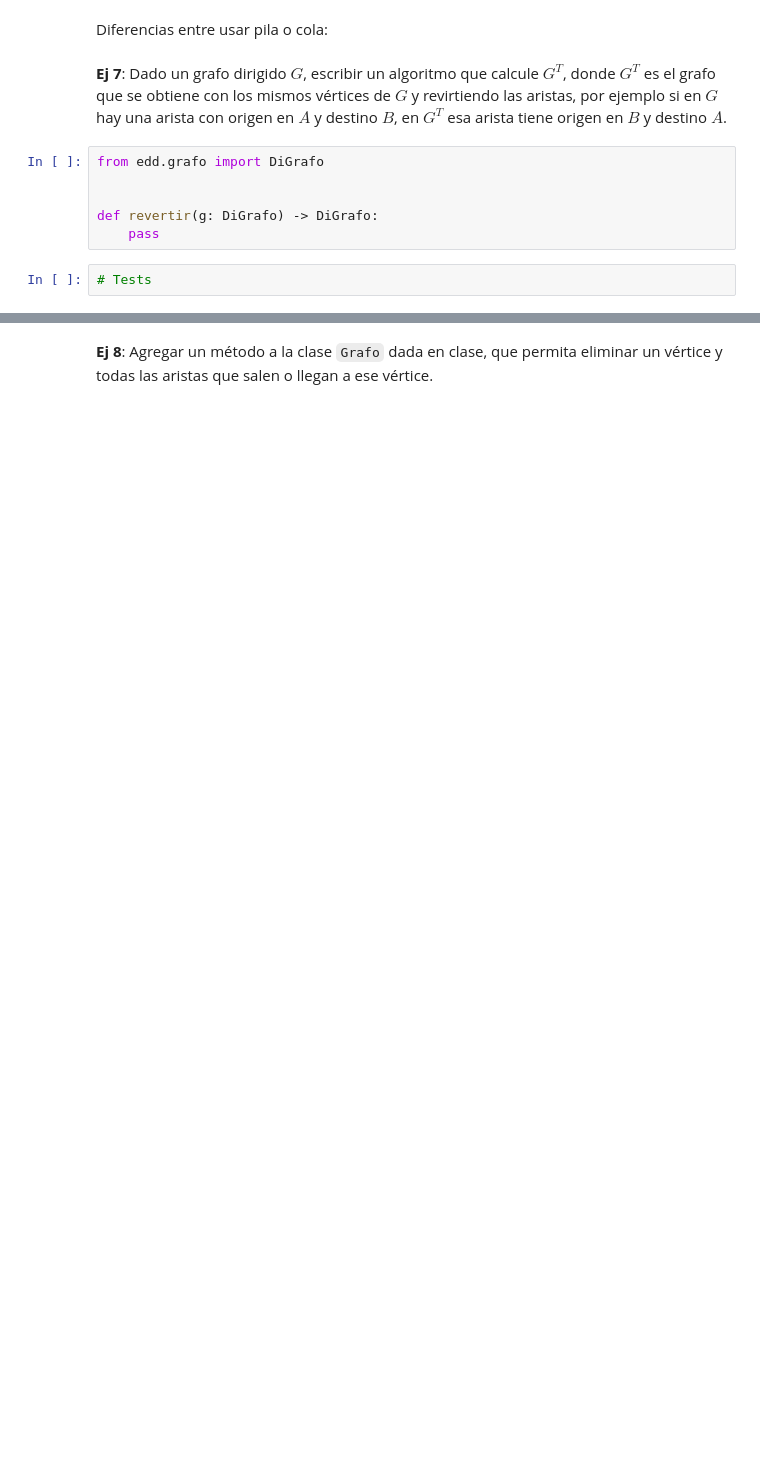
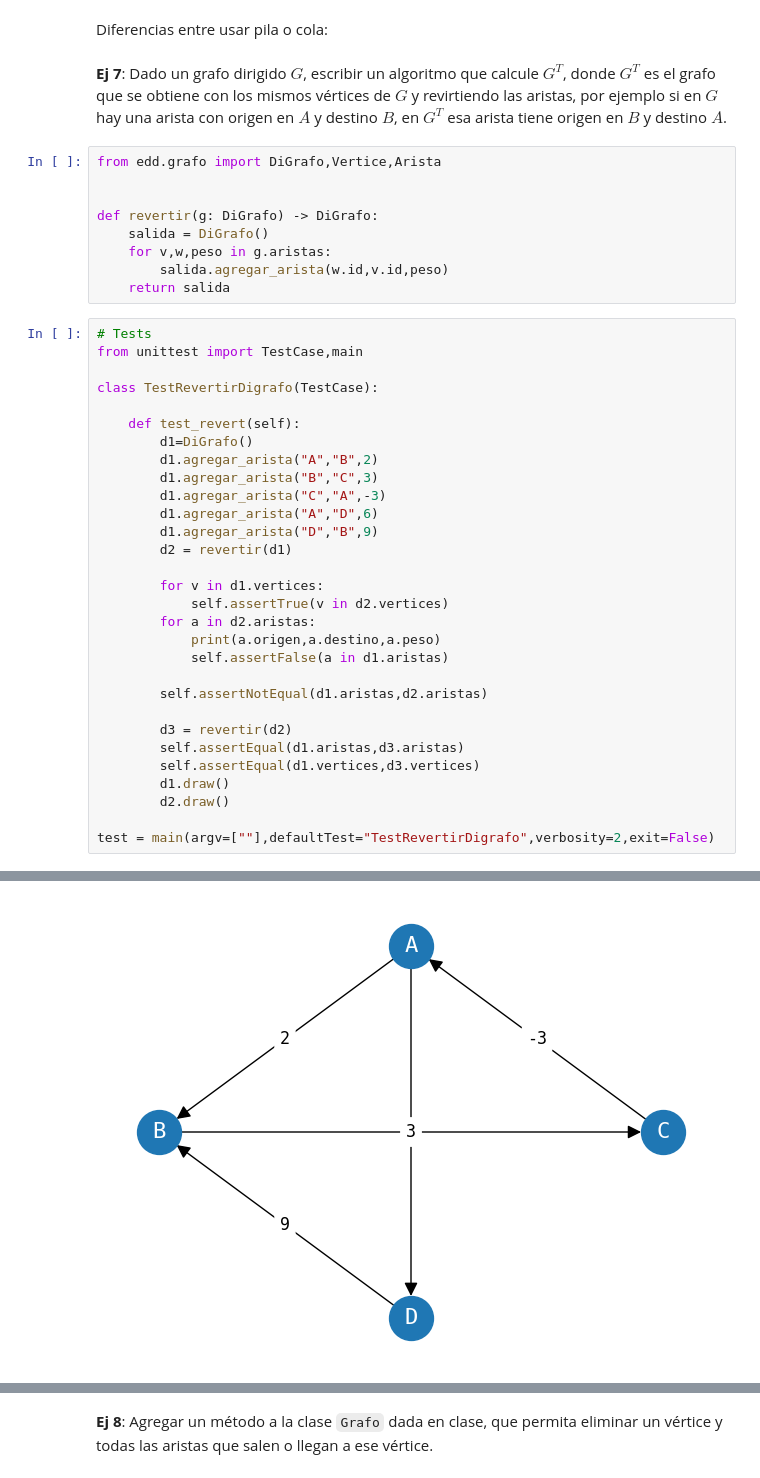
Before and after one commit to Nacho1810/eed-untref--Ignacio-Lobo, a Jupyter notebook: guia4/Guia 4.ipynb, the cells around one changed output, grey strips where cells are left out. Cells and saved outputs as stored; diff of their text form; blank space fills up the shorter version.

```diff
--- a/guia4/Guia 4.ipynb
+++ b/guia4/Guia 4.ipynb
@@ -343,10 +376,42 @@ Diferencias entre usar pila o cola:
 # %% [markdown]
 **Ej 7**: Dado un grafo dirigido $G$, escribir un algoritmo que calcule $G^T$, donde $G^T$ es el grafo que se obtiene con los mismos vértices de $G$ y revirtiendo las aristas, por ejemplo si en $G$ hay una arista con origen en $A$ y destino $B$, en $G^T$ esa arista tiene origen en $B$ y destino $A$.
 # %%
-from edd.grafo import DiGrafo
+from edd.grafo import DiGrafo,Vertice,Arista
 
 
 def revertir(g: DiGrafo) -> DiGrafo:
-    pass
+    salida = DiGrafo()
+    for v,w,peso in g.aristas:
+        salida.agregar_arista(w.id,v.id,peso)
+    return salida
 # %%
 # Tests
+from unittest import TestCase,main
+
+class TestRevertirDigrafo(TestCase):
+
+    def test_revert(self):
+        d1=DiGrafo()
+        d1.agregar_arista("A","B",2)
+        d1.agregar_arista("B","C",3)
+        d1.agregar_arista("C","A",-3)
+        d1.agregar_arista("A","D",6)
+        d1.agregar_arista("D","B",9)
+        d2 = revertir(d1)
+
+        for v in d1.vertices:
+            self.assertTrue(v in d2.vertices)
+        for a in d2.aristas:
+            print(a.origen,a.destino,a.peso)
+            self.assertFalse(a in d1.aristas)
+
+        self.assertNotEqual(d1.aristas,d2.aristas)
+
+        d3 = revertir(d2)
+        self.assertEqual(d1.aristas,d3.aristas)
+        self.assertEqual(d1.vertices,d3.vertices)
+        d1.draw()
+        d2.draw()
+
+test = main(argv=[""],defaultTest="TestRevertirDigrafo",verbosity=2,exit=False)
+# %% [output]
@@ -352,0 +424 @@ def revertir(g: DiGrafo) -> DiGrafo:
+[figure, added]
```
Also changed, not shown: parts of 14 cells of this notebook, 6 other files.
